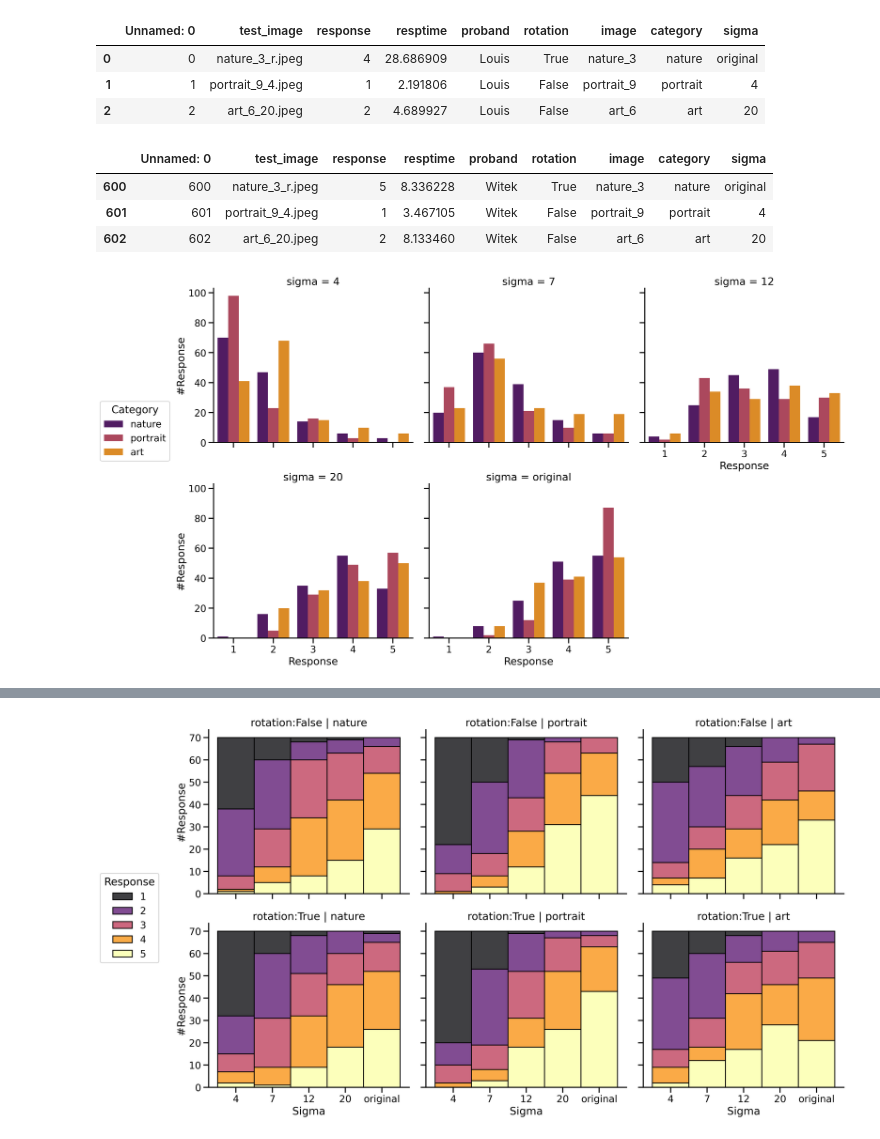
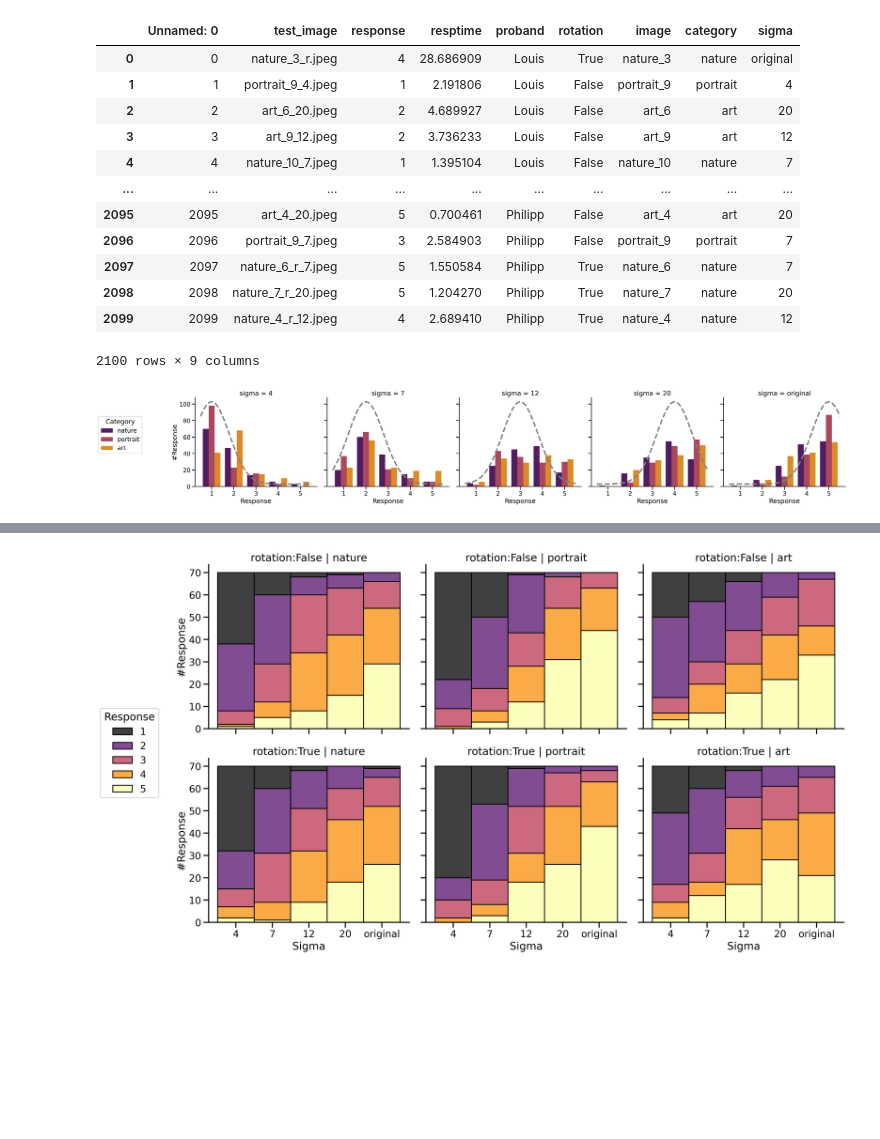
Before and after one commit to NerdPixel/PiQ, a Jupyter notebook: results/final_plots.ipynb, the cells around one changed output, grey strips where cells are left out. Drawn from its saved outputs; the diff is of its cells as text; code cells hidden in the pictures; blank space fills up the shorter version.

Commit message:
add optimal curve to final plots

```diff
--- a/results/final_plots.ipynb
+++ b/results/final_plots.ipynb
@@ -14,24 +14,29 @@ df_witek = df[df['proband']=='Witek']
 # %%
-df.head(3)
+df
 # %% [output]
 |  | Unnamed: 0 | test_image | response | resptime | proband | rotation | image | category | sigma |
 | 0 | 0 | nature_3_r.jpeg | 4 | 28.686909 | Louis | True | nature_3 | nature | original |
 | 1 | 1 | portrait_9_4.jpeg | 1 | 2.191806 | Louis | False | portrait_9 | portrait | 4 |
 | 2 | 2 | art_6_20.jpeg | 2 | 4.689927 | Louis | False | art_6 | art | 20 |
+| 3 | 3 | art_9_12.jpeg | 2 | 3.736233 | Louis | False | art_9 | art | 12 |
+| 4 | 4 | nature_10_7.jpeg | 1 | 1.395104 | Louis | False | nature_10 | nature | 7 |
+| ... | ... | ... | ... | ... | ... | ... | ... | ... | ... |
+| 2095 | 2095 | art_4_20.jpeg | 5 | 0.700461 | Philipp | False | art_4 | art | 20 |
+| 2096 | 2096 | portrait_9_7.jpeg | 3 | 2.584903 | Philipp | False | portrait_9 | portrait | 7 |
+| 2097 | 2097 | nature_6_r_7.jpeg | 5 | 1.550584 | Philipp | True | nature_6 | nature | 7 |
+| 2098 | 2098 | nature_7_r_20.jpeg | 5 | 1.204270 | Philipp | True | nature_7 | nature | 20 |
+| 2099 | 2099 | nature_4_r_12.jpeg | 4 | 2.689410 | Philipp | True | nature_4 | nature | 12 |
+2100 rows × 9 columns
-# %%
-df_witek.head(3)
-# %% [output]
-|  | Unnamed: 0 | test_image | response | resptime | proband | rotation | image | category | sigma |
-| 600 | 600 | nature_3_r.jpeg | 5 | 8.336228 | Witek | True | nature_3 | nature | original |
-| 601 | 601 | portrait_9_4.jpeg | 1 | 3.467105 | Witek | False | portrait_9 | portrait | 4 |
-| 602 | 602 | art_6_20.jpeg | 2 | 8.133460 | Witek | False | art_6 | art | 20 |
 # %%
 # catplot für alle probanden
 g = sns.catplot(x='response', data=df, hue='category', kind='count',
-                palette='inferno', col='sigma', col_wrap=3)
+                palette='inferno', col='sigma')
 g.set(xlabel='Response', ylabel='#Response')
 plt.tight_layout()
 g.fig.set_dpi(300)
+x_axis = np.arange(-0.5, 4.5, 0.001)
+for ax, sigma in zip(g.axes_dict.values(), sorted(list(df['response'].unique()))):
+    ax.plot(x_axis, norm.pdf(x_axis,sigma-1,0.8)*200+3, ls="--", zorder=100, linewidth=4, color='grey')
 sns.move_legend(g, "center left", bbox_to_anchor=(-0.1, 0.6), ncol=1, title='Category', frameon=True)
 # %% [output]
-[figure, old version]
+[figure, new version]
```
Also changed, not shown: parts of 11 cells of this notebook, 5 other files.
